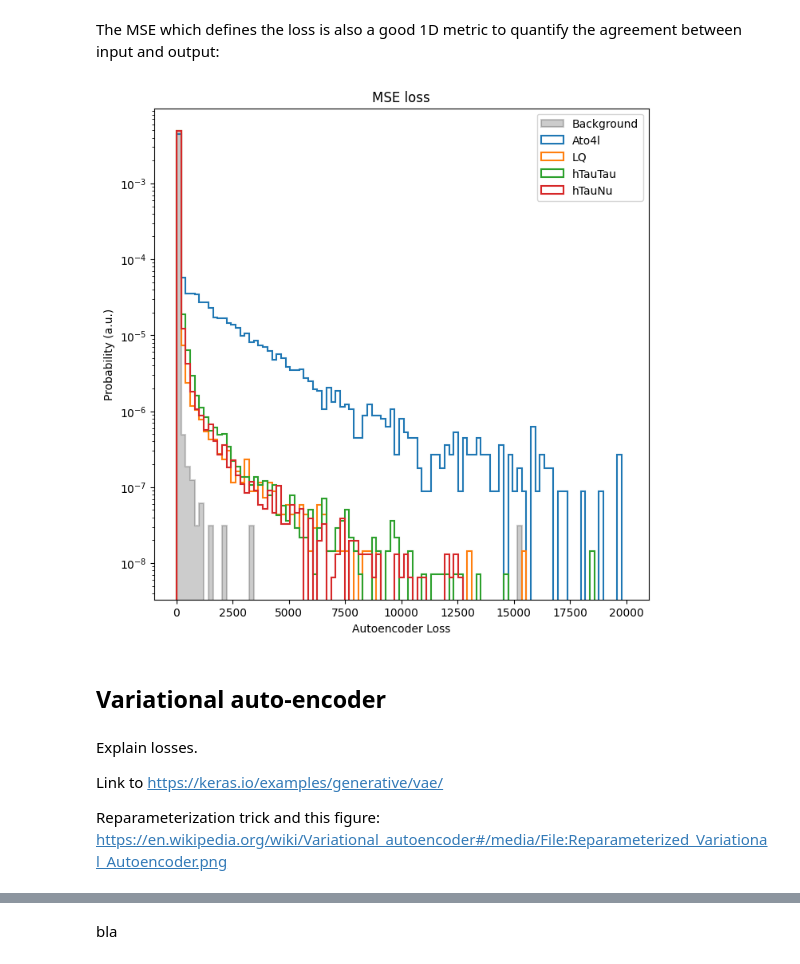
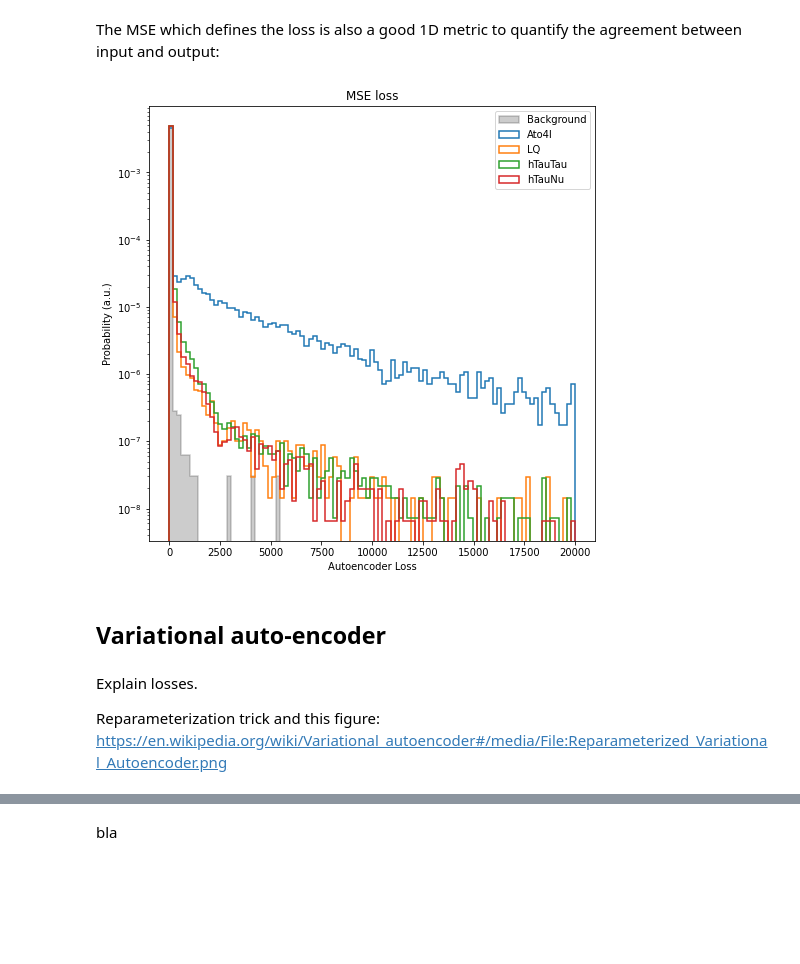
Before and after one commit to inesochoa/lisbon-ml-school, a Jupyter notebook: exercise_4.ipynb, the cells around one changed output, grey strips where cells are left out. Cells and saved outputs as stored; diff of their text form; code cells hidden in the pictures; blank space fills up the shorter version.

```diff
--- a/exercise_4.ipynb
+++ b/exercise_4.ipynb
@@ -423,6 +443,5 @@ background.h5  flat_background.h5  flat_hTauTau.h5  hTauNu.h5   LQ.h5
 Using this trained autoencoder, let's "run the reconstruction" on a different background sample as well as on our BSM signals.
 # %%
 # optional: reload saved model if you're starting from here
-
-from tensorflow.keras.models import load_model, save_model
-autoencoder = load_model("autoencoder_model.keras")
+autoencoder.load_state_dict(torch.load(CHECKPOINT_PATH+"/AD-task/autoencoder_model.ckpt", weights_only=True))
+autoencoder.eval()
@@ -433,3 +448,6 @@ bkg_prediction = autoencoder.predict(X_test)
+# %%
+bkg_prediction = autoencoder.forward(torch.tensor(X_test,dtype=torch.float))
+bkg_prediction = bkg_prediction.clone().detach()
 # %%
 # read in the signal data - standardized it and save it
 signal_data = []
@@ -443,7 +461,8 @@ signal_predictions = []
 # signals
 for i, name in enumerate(signals):
   print(name)
-  pred = autoencoder.predict(signal_data[i])
+  pred = autoencoder.forward(torch.tensor(signal_data[i],dtype=torch.float))
+  pred = pred.clone().detach()
   signal_predictions.append(pred)
 # %% [output]
 Ato4l
@@ -505,35 +523,30 @@ plt.show()
 # %% [markdown]
 The MSE which defines the loss is also a good 1D metric to quantify the agreement between input and output:
 # %%
-#from func import mse_loss
-from tensorflow.keras.losses import MSE as mse_loss
-
 # compute loss value (true, predicted)
 total_loss = []
-total_loss.append(mse_loss(X_test, bkg_prediction.astype(np.float32)).numpy())
+total_loss.append(torch.mean(F.mse_loss(torch.tensor(X_test), bkg_prediction,reduction="none"),dim=1))
 for i,sig_name in enumerate(signals):
-    total_loss.append(mse_loss(signal_data[i], signal_predictions[i].astype(np.float32)).numpy())
+    total_loss.append(torch.mean(F.mse_loss(torch.tensor(signal_data[i]), signal_predictions[i],reduction="none"),dim=1))
 # %%
 mse_binning = np.linspace(0,20000,100)
 plt.figure(figsize=(8,8))
 #bkg
-plt.hist(total_loss[0], bins=mse_binning, label="Background", color="black", density = True, histtype='step', fill=True, alpha=0.2, linewidth=1.5)
+plt.hist(total_loss[0].numpy(), bins=mse_binning, label="Background", color="black", density = True, histtype='step', fill=True, alpha=0.2, linewidth=1.5)
 #signals
 for i, label in enumerate(signals):
-    plt.hist(total_loss[i+1], bins=mse_binning, label=label, density = True, histtype='step', fill=False, linewidth=1.5)
+    plt.hist(total_loss[i+1].numpy(), bins=mse_binning, label=label, density = True, histtype='step', fill=False, linewidth=1.5)
 plt.yscale('log')
 plt.xlabel("Autoencoder Loss")
 plt.ylabel("Probability (a.u.)")
 plt.title('MSE loss')
 plt.legend(loc='best')
 plt.show()
 # %% [output]
-[figure, old version]
+[figure, new version]
 # %% [markdown]
 ## Variational auto-encoder
 # %% [markdown]
 Explain losses.
 
-Link to https://keras.io/examples/generative/vae/
-
 Reparameterization trick and this figure: https://en.wikipedia.org/wiki/Variational_autoencoder#/media/File:Reparameterized_Variational_Autoencoder.png
```
Also changed, not shown: parts of 54 cells of this notebook, 2 other files.
